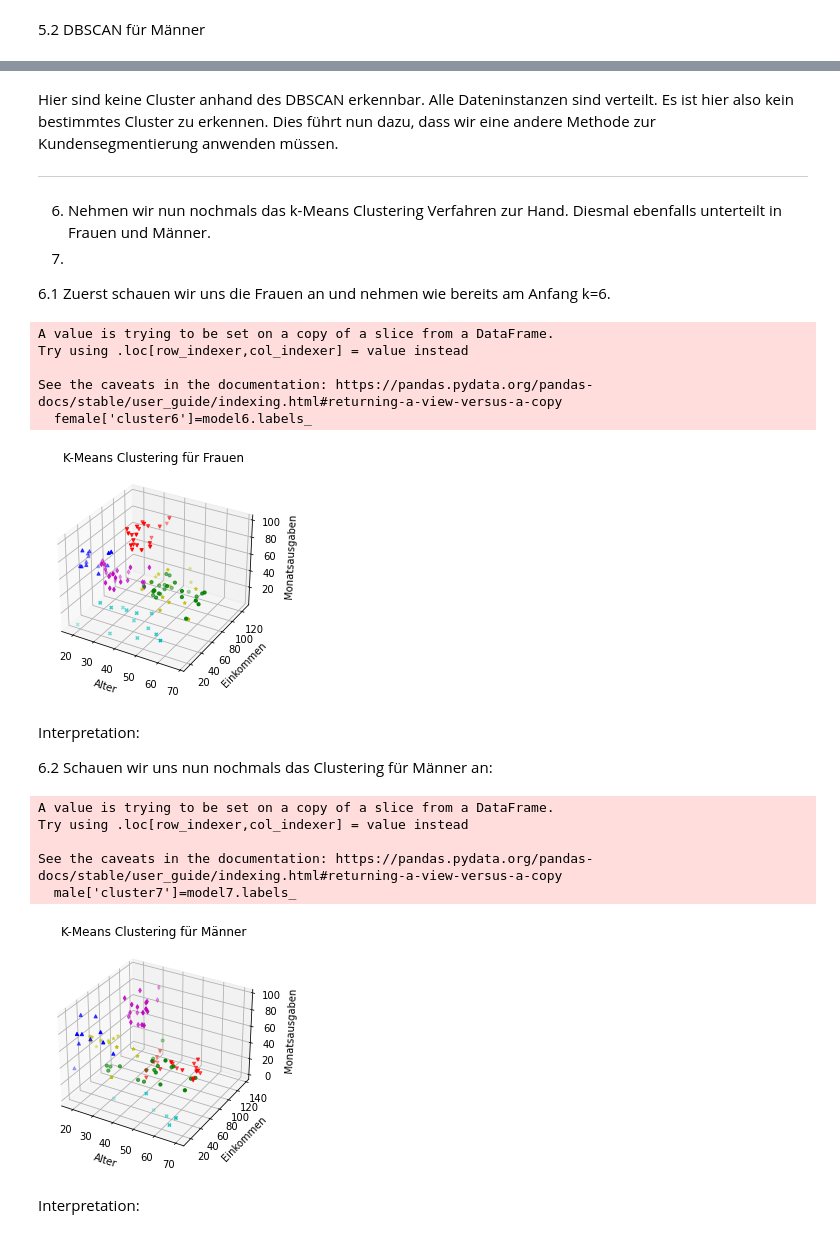
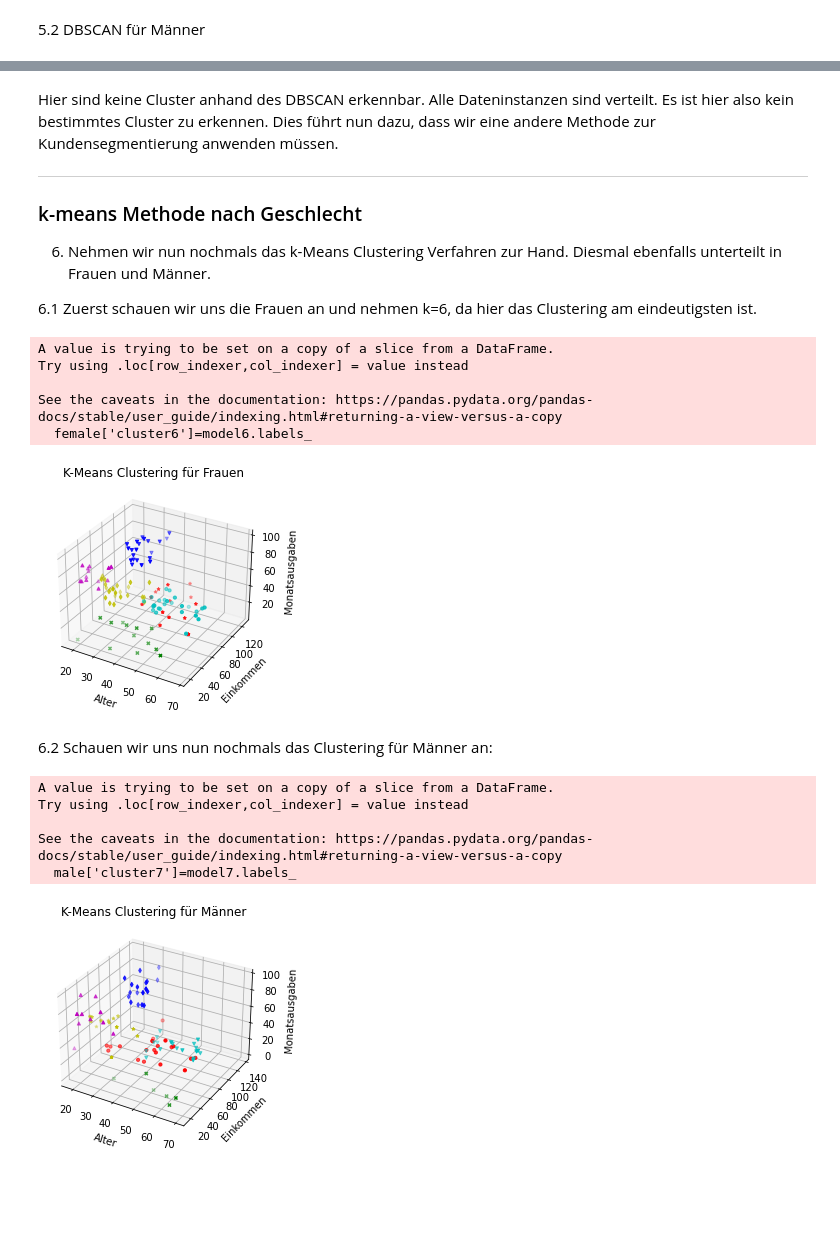
Before and after one commit to DeniseRekic/Notenbonus_CRM, a Jupyter notebook: Notenbonusprojekt.ipynb, the cells around one changed output, grey strips where cells are left out. Cells and saved outputs as stored; diff of their text form; code cells hidden in the pictures; blank space fills up the shorter version.

```diff
--- a/Notenbonusprojekt.ipynb
+++ b/Notenbonusprojekt.ipynb
@@ -124,7 +124,7 @@ und die Montasausgaben sind.
 # %%
 #k-Means Clustering
 
-for n in [6]:
+for n in [2,4,6]:
     model = cluster.KMeans(n_clusters=n, random_state=10)
     cluster_assignments = model.fit_predict(X)
     kunden['cluster']=model.labels_
@@ -141,7 +141,7 @@ for n in [6]:
         ys = d['Einkommen']
         zs = d['Monatsausgaben']
         ax.scatter(xs, ys, zs,marker=markers[c], color=colors[c], s=10)
-    plt.title('K-Means Clustering')
+    plt.title('K-Means Clustering k = ' + str(n))
     ax.set_xlabel('Alter')
     ax.set_ylabel('Einkommen')
     ax.set_zlabel('Monatsausgaben')
@@ -164,10 +176,10 @@ Die folgende Grafik zeigt nun das Ergebnis des DBSCAN. Wir sehen deutlich 3 Clus
 Lila und Grün. Die Gelben Dateninstanzen sind überall verteilt.
 # %%
 
-colors = ['orange','b','g','m']
+colors = ['orange', 'g','b','m']
 markers = ['^','o','d','v']
 
-model3=cluster.DBSCAN(eps=0.61,min_samples=11,metric='euclidean')#epsilon=0.61 und minsamples=11 bereits bestimmt durch Visualisierung
+model3=cluster.DBSCAN(eps=0.61,min_samples=7,metric='euclidean')#epsilon=0.61 und minsamples=11 bereits bestimmt durch Visualisierung
 cluster_assignments3 = model3.fit_predict(X)
 kunden['cluster3'] = model3.labels_
 fig = plt.figure()
@@ -341,12 +360,14 @@ See the caveats in the documentation: https://pandas.pydata.org/pandas-docs/stab
 Hier sind keine Cluster anhand des DBSCAN erkennbar. Alle Dateninstanzen sind verteilt. Es ist
 hier also kein bestimmtes Cluster zu erkennen. Dies führt nun dazu, dass wir eine andere Methode
 zur Kundensegmentierung anwenden müssen.
+
 ** **
 
-6. Nehmen wir nun nochmals das k-Means Clustering Verfahren zur Hand. Diesmal ebenfalls unterteilt
-in Frauen und Männer.
-7.
-6.1 Zuerst schauen wir uns die Frauen an und nehmen wie bereits am Anfang k=6.
+### k-means Methode nach Geschlecht
+
+6. Nehmen wir nun nochmals das k-Means Clustering Verfahren zur Hand. Diesmal ebenfalls unterteilt in Frauen und Männer.
+
+6.1 Zuerst schauen wir uns die Frauen an und nehmen k=6, da hier das Clustering am eindeutigsten ist.
 # %%
 #k-Means Clustering für Frauen
 
@@ -354,7 +375,7 @@ for n in [6]:
     model6 = cluster.KMeans(n_clusters=n, random_state=10)
     cluster_assignments6 = model6.fit_predict(X_female)
     female['cluster6']=model6.labels_
-    colors = ['b','g','m','red','y','c']
+    colors = ['m','c','y','b','red','g']
     markers = ['^','o','d','v','*','x']
 
 
@@ -379,44 +400,39 @@ Try using .loc[row_indexer,col_indexer] = value instead
 
 See the caveats in the documentation: https://pandas.pydata.org/pandas-docs/stable/user_guide/indexing.html#returning-a-view-versus-a-copy
   female['cluster6']=model6.labels_
-[figure, old version]
+[figure, new version]
 # %% [markdown]
-Interpretation:
-
-
 6.2 Schauen wir uns nun nochmals das Clustering für Männer an:
 # %%
 #k-Means Clustering für Männer
 
 for n in [6]:
     model7 = cluster.KMeans(n_clusters=n, random_state=10)
     cluster_assignments7 = model7.fit_predict(X_male)
     male['cluster7']=model7.labels_
-    colors = ['b','g','m','red','y','c']
+    colors = ['m','red','b','c','y','g']
     markers = ['^','o','d','v','*','x']
 
 
     fig = plt.figure()
     ax = fig.add_subplot(111, projection = '3d')
 
     for c in male['cluster7'].unique():
         d = male[male['cluster7'] == c]
         xs = d['Alter']
         ys = d['Einkommen']
         zs = d['Monatsausgaben']
         ax.scatter(xs, ys, zs,marker=markers[c], color=colors[c], s=10)
     plt.title('K-Means Clustering für Männer')
     ax.set_xlabel('Alter')
     ax.set_ylabel('Einkommen')
     ax.set_zlabel('Monatsausgaben')
 
     plt.show()
 # %% [output]
 A value is trying to be set on a copy of a slice from a DataFrame.
 Try using .loc[row_indexer,col_indexer] = value instead
 
 See the caveats in the documentation: https://pandas.pydata.org/pandas-docs/stable/user_guide/indexing.html#returning-a-view-versus-a-copy
   male['cluster7']=model7.labels_
-[figure, old version]
+[figure, new version]
-# %% [markdown]
-Interpretation:
```
Also changed, not shown: parts of 16 cells of this notebook.
